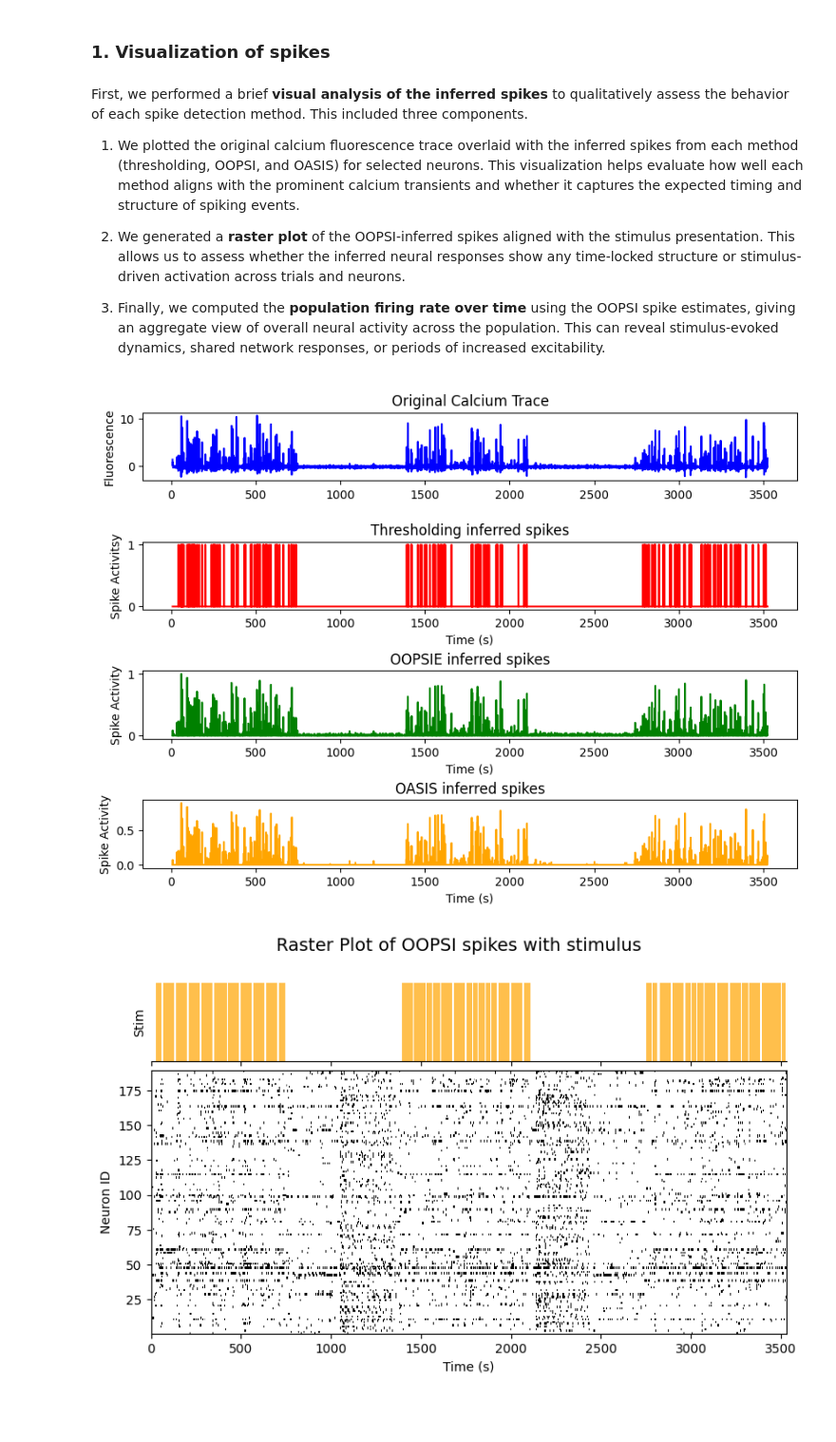
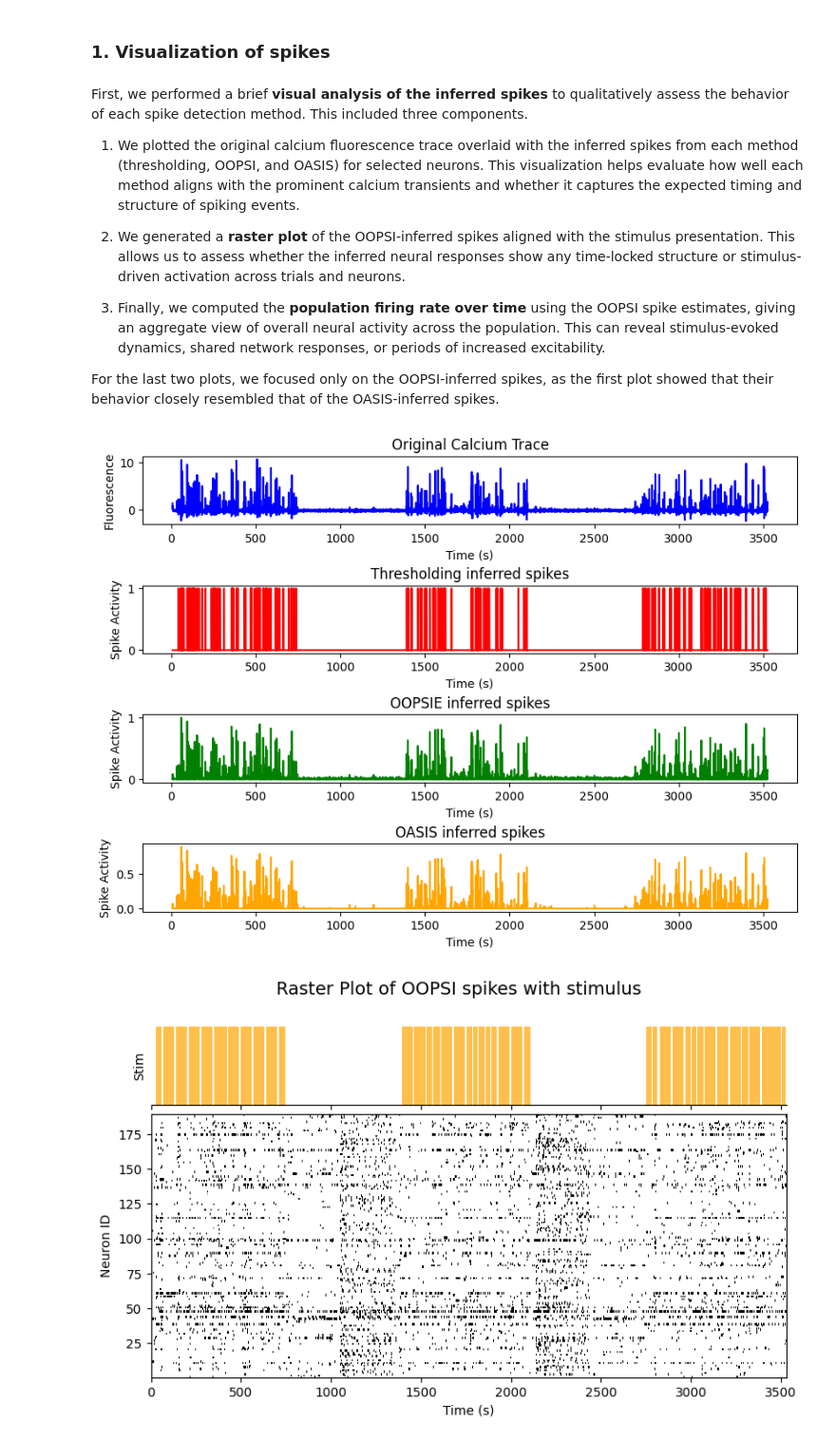
Before and after one commit to luciaganton/Neural-Data-Science, a Jupyter notebook: practical02_final_version.ipynb, the cells around one changed output. Shown at 95% size. Saved outputs shown, nothing was run; the diff lists cells and outputs as text; code cells hidden in the pictures; blank space fills up the shorter version.

```diff
--- a/practical02_final_version.ipynb
+++ b/practical02_final_version.ipynb
@@ -886,3 +889,6 @@ First, we performed a brief **visual analysis of the inferred spikes** to qualit
 2. We generated a **raster plot** of the OOPSI-inferred spikes aligned with the stimulus presentation. This allows us to assess whether the inferred neural responses show any time-locked structure or stimulus-driven activation across trials and neurons.
 
 3. Finally, we computed the **population firing rate over time** using the OOPSI spike estimates, giving an aggregate view of overall neural activity across the population. This can reveal stimulus-evoked dynamics, shared network responses, or periods of increased excitability.
+
+
+For the last two plots, we focused only on the OOPSI-inferred spikes, as the first plot showed that their behavior closely resembled that of the OASIS-inferred spikes.
@@ -891,34 +898,35 @@ example_neuron = normalized_trace[60, :]
 # %%
 fig, axs = plt.subplots(
     4, 1, figsize=(10, 7), height_ratios=[1, 1, 1, 1], gridspec_kw=dict(hspace=0.9)
 )
 
 # Plot 1: Original Calcium Trace
 axs[0].plot(time, example_neuron, label="Original Calcium", color="blue")
 axs[0].set_ylabel("Fluorescence")
+axs[0].set_xlabel("Time (s)")
 axs[0].set_title("Original Calcium Trace")
 
 # Plot 2: Thresholding Inferred Spikes
 axs[1].plot(time, threshold_spikes[60], label="Inferred Spikes", color="red")
-axs[1].set_ylabel("Spike Activitsy")
+axs[1].set_ylabel("Spike Activity")
 axs[1].set_xlabel("Time (s)")
 axs[1].set_title("Thresholding inferred spikes")
 
 # Plot 3: OOPSI Inferred Spikes
 axs[2].plot(time, oopsi_spikes[60, :], label="Inferred Spikes", color="green")
 axs[2].set_ylabel("Spike Activity")
 axs[2].set_xlabel("Time (s)")
 axs[2].set_title("OOPSIE inferred spikes")
 
 # Plot 4: OASIS Inferred Spikes
 axs[3].plot(time, oasis_spikes[60, :], label="Inferred Spikes", color="ORANGE")
 axs[3].set_ylabel("Spike Activity")
 axs[3].set_xlabel("Time (s)")
 axs[3].set_title("OASIS inferred spikes")
 
 plt.show()
 # %% [output]
-[figure, old version]
+[figure, new version]
 # %%
 plot_raster_with_stimulus(
     oopsi_spikes,
```
Also changed, not shown: parts of 38 cells of this notebook.
